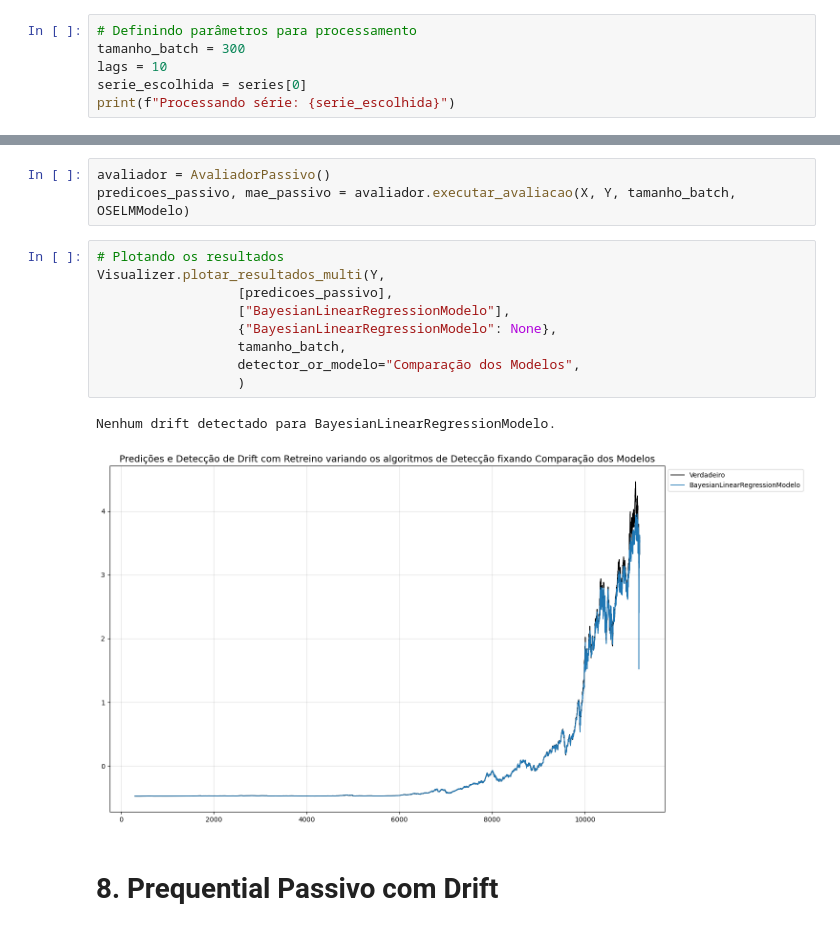
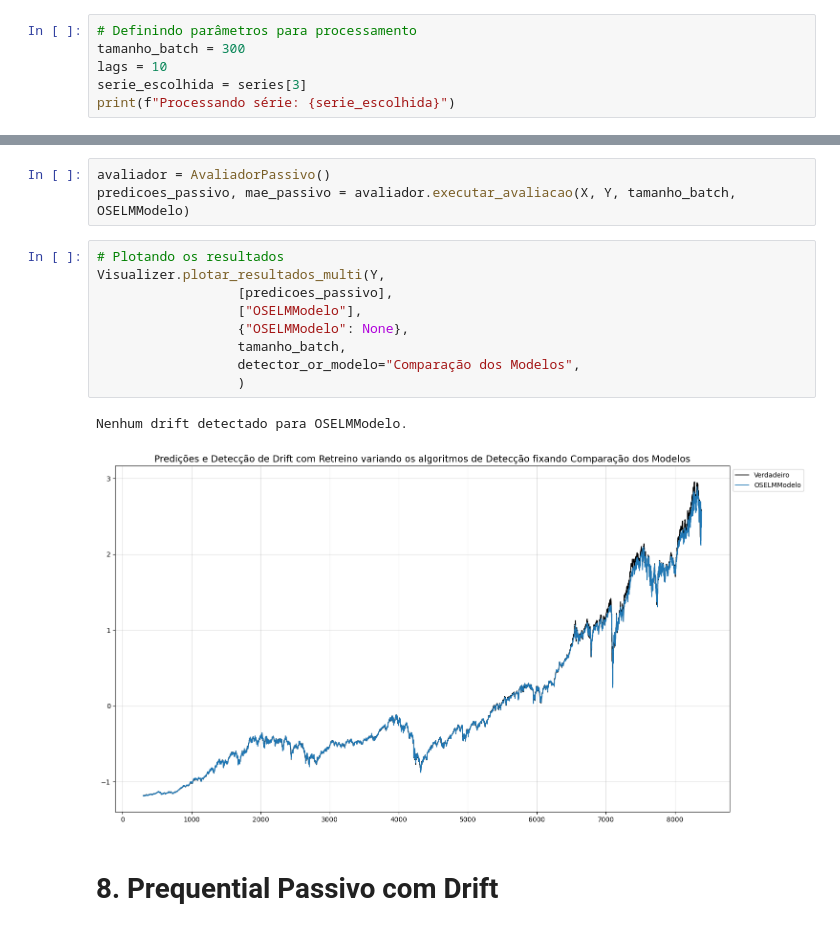
Before and after one commit to gabrielfers/Drift-Detection-PIBIC, a Jupyter notebook: 1- tutorial_online_algorithms.ipynb, the cells around one changed output, grey strips where cells are left out. Cells and saved outputs as stored; diff of their text form.

```diff
--- a/1- tutorial_online_algorithms.ipynb
+++ b/1- tutorial_online_algorithms.ipynb
@@ -80,6 +80,6 @@ series = [
 # Definindo parâmetros para processamento
 tamanho_batch = 300
 lags = 10
-serie_escolhida = series[0]
+serie_escolhida = series[3]
 print(f"Processando série: {serie_escolhida}")
 # %% [output]
@@ -160,15 +160,15 @@ predicoes_passivo, mae_passivo = avaliador.executar_avaliacao(X, Y, tamanho_batc
 # %%
 # Plotando os resultados
 Visualizer.plotar_resultados_multi(Y,
                   [predicoes_passivo],
-                  ["BayesianLinearRegressionModelo"],
-                  {"BayesianLinearRegressionModelo": None},
+                  ["OSELMModelo"],
+                  {"OSELMModelo": None},
                   tamanho_batch,
                   detector_or_modelo="Comparação dos Modelos",
                   )
 # %% [output]
-Nenhum drift detectado para BayesianLinearRegressionModelo.
+Nenhum drift detectado para OSELMModelo.
-[figure, old version]
+[figure, new version]
 # %% [markdown]
 # **8. Prequential Passivo com Drift**
 # %%
```
Also changed, not shown: parts of 9 cells of this notebook.
